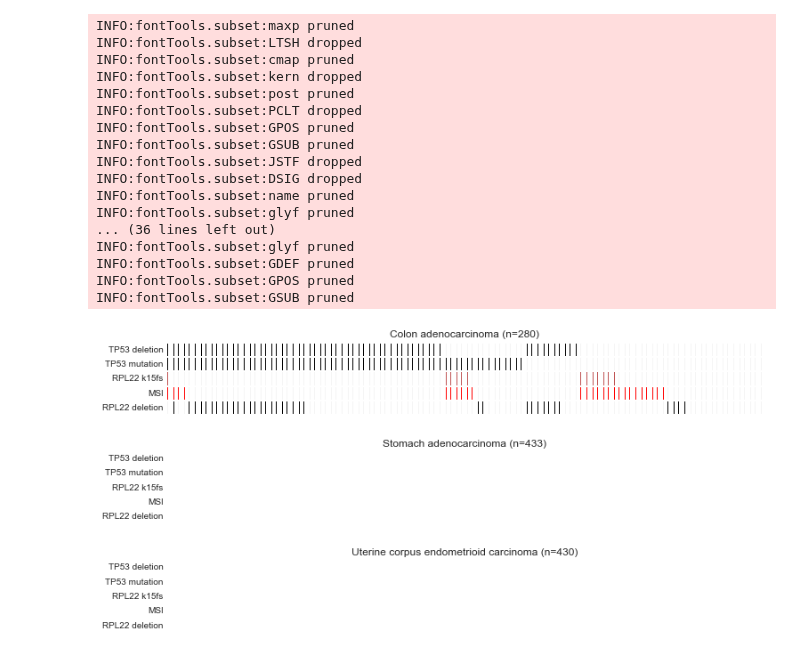
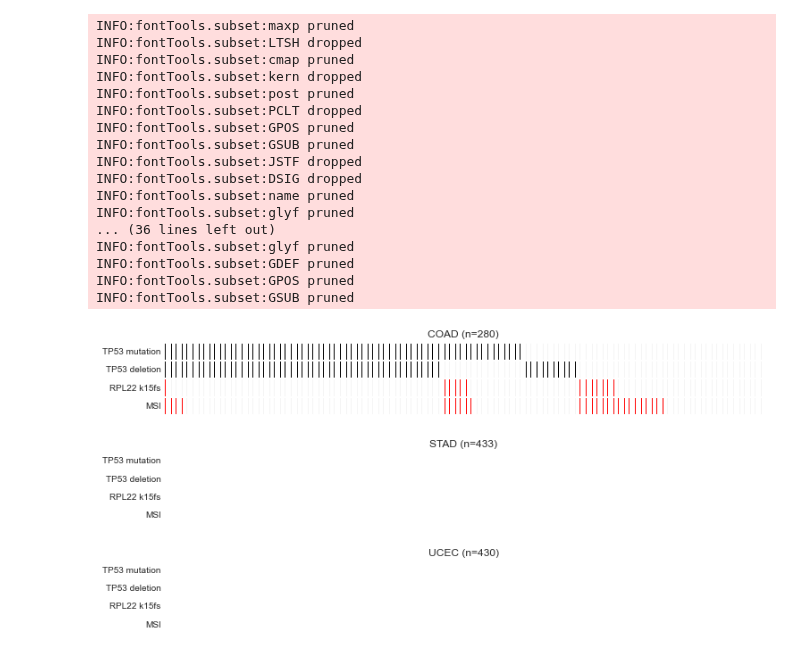
Before and after one commit to kevinhu/mdm4-splicing, a Jupyter notebook: notebooks/a7_tp53-rpl22.ipynb, the cells around one changed output. Saved outputs shown, nothing was run; the diff lists cells and outputs as text; code cells hidden in the pictures.

Commit message:
Merge

```diff
--- a/notebooks/a7_tp53-rpl22.ipynb
+++ b/notebooks/a7_tp53-rpl22.ipynb
@@ -243,73 +245,73 @@ def plot_subset(subset_type=None, ax=None, heatmap_kwargs={}):
     else:
 
         subset = merged_tcga_info[
-            (merged_tcga_info["Primary_disease"] == subset_type)
+            (merged_tcga_info["Abbreviated_disease"] == subset_type)
             & (merged_tcga_info["Sample_type"] == "Primary Tumor")
         ].copy()
 
     # define TP53 altered
     subset["TP53_mut"] = subset["TP53_mutation_cbioportal"].dropna() != "no alteration"
     subset["TP53_del"] = subset["TP53_copy_number_thresholded"].dropna() <= -1
-    subset["RPL22_del"] = subset["RPL22_copy_number_thresholded"].dropna() <= -1
+#     subset["RPL22_del"] = subset["RPL22_copy_number_thresholded"].dropna() <= -1
 
     # drop missing annotations
-    subset = subset[["TP53_del", "TP53_mut", "RPL22_k15fs_mutation","RPL22_del", "MSI"]].dropna()
+    subset = subset[["TP53_del", "TP53_mut", "RPL22_k15fs_mutation", "MSI"]].dropna()
 
     # sort before plotting
     subset = subset.sort_values(
-        ["TP53_mut", "TP53_del", "RPL22_k15fs_mutation", "MSI", "RPL22_del"], ascending=False
+        ["TP53_mut", "TP53_del", "RPL22_k15fs_mutation", "MSI"], ascending=False
     )
 
     subset["RPL22_k15fs_mutation"] *= 2
     subset["MSI"] *= 3
 
     sns.heatmap(
-        subset[["TP53_del", "TP53_mut", "RPL22_k15fs_mutation", "MSI","RPL22_del"]].astype(int).T,
+        subset[["TP53_mut", "TP53_del", "RPL22_k15fs_mutation", "MSI"]].astype(int).T,
         cbar=False,
         xticklabels=False,
-        cmap=sns.color_palette(["whitesmoke", "black", "#c05555", "red"]),
+        cmap=sns.color_palette(["whitesmoke", "black", "red", "red"]),
         ax=ax,
         **heatmap_kwargs,
     )
 
     # set tick labels
-    ax.set_yticklabels(["TP53 deletion", "TP53 mutation", "RPL22 k15fs", "MSI", "RPL22 deletion"])
+    ax.set_yticklabels(["TP53 mutation", "TP53 deletion", "RPL22 k15fs", "MSI"])
     ax.tick_params(axis="both", which="both", length=0)
 
     if subset_type:
 
-        ax.set_title(f"{subset_type.capitalize()} (n={len(subset)})")
+        ax.set_title(f"{subset_type} (n={len(subset)})")
 
 
 fig, axes = plt.subplots(3, 1, figsize=(12, 6))
 
 heatmap_kwargs = {"linewidth": 0.25}
 
-plot_subset("colon adenocarcinoma", ax=axes[0], heatmap_kwargs=heatmap_kwargs)
-plot_subset("stomach adenocarcinoma", ax=axes[1], heatmap_kwargs=heatmap_kwargs)
+plot_subset("COAD", ax=axes[0], heatmap_kwargs=heatmap_kwargs)
+plot_subset("STAD", ax=axes[1], heatmap_kwargs=heatmap_kwargs)
 plot_subset(
-    "uterine corpus endometrioid carcinoma", ax=axes[2], heatmap_kwargs=heatmap_kwargs
+    "UCEC", ax=axes[2], heatmap_kwargs=heatmap_kwargs
 )
 
 plt.subplots_adjust(hspace=0.5)
 
-plt.savefig("../plots/TP53-RPL22k15.pdf", bbox_inches="tight")
+plt.savefig("../plots/fig-s5_TP53-RPL22k15.pdf", bbox_inches="tight")
 # %% [output]
 INFO:fontTools.subset:maxp pruned
 INFO:fontTools.subset:LTSH dropped
 INFO:fontTools.subset:cmap pruned
 INFO:fontTools.subset:kern dropped
 INFO:fontTools.subset:post pruned
 INFO:fontTools.subset:PCLT dropped
 INFO:fontTools.subset:GPOS pruned
 INFO:fontTools.subset:GSUB pruned
 INFO:fontTools.subset:JSTF dropped
 INFO:fontTools.subset:DSIG dropped
 INFO:fontTools.subset:name pruned
 INFO:fontTools.subset:glyf pruned
 ... (36 lines left out)
 INFO:fontTools.subset:glyf pruned
 INFO:fontTools.subset:GDEF pruned
 INFO:fontTools.subset:GPOS pruned
 INFO:fontTools.subset:GSUB pruned
-[figure, old version]
+[figure, new version]
```
Also changed, not shown: parts of 1 cell of this notebook, 10 other files.
